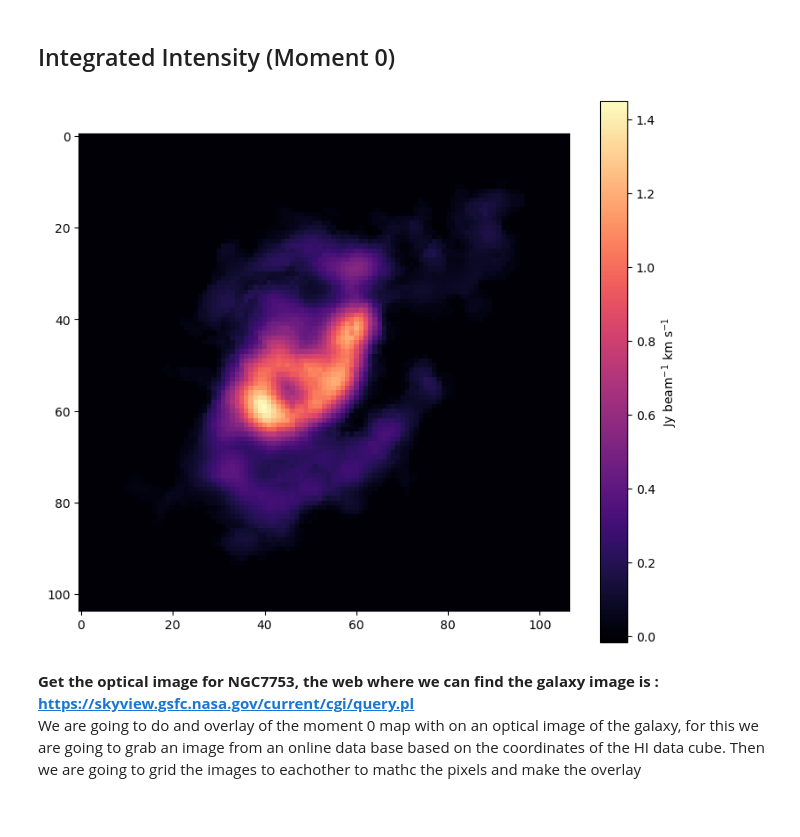
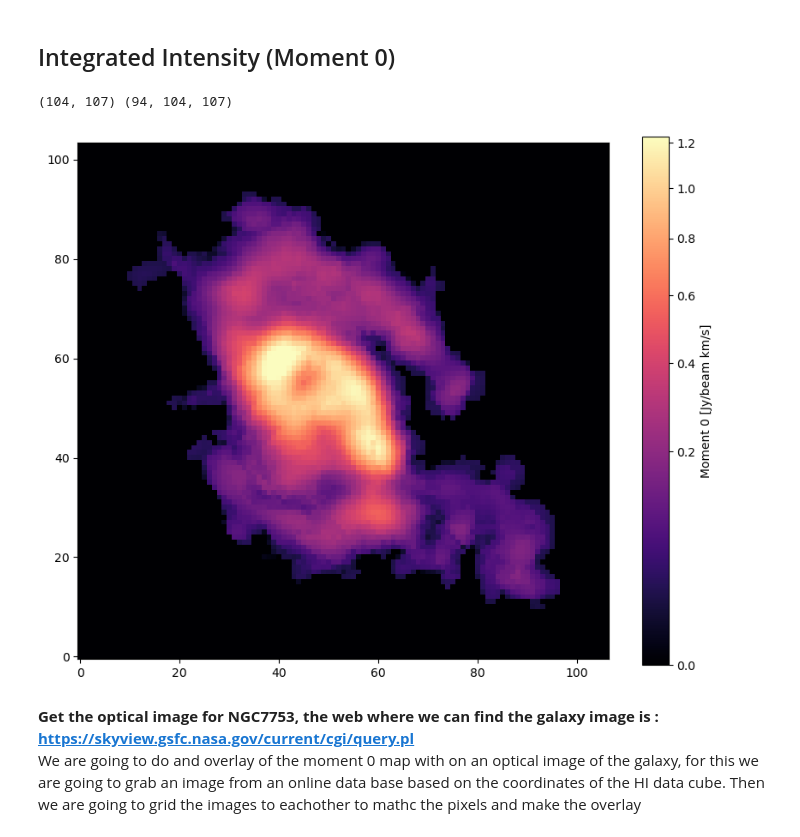
Before and after one commit to AnyelTars/Arp86-Galaxy-System, a Jupyter notebook: NGC7753/moment_maps-ngc7753.ipynb, the cells around one changed output. Drawn from its saved outputs; the diff is of its cells as text; code cells hidden in the pictures.

```diff
--- a/NGC7753/moment_maps-ngc7753.ipynb
+++ b/NGC7753/moment_maps-ngc7753.ipynb
@@ -44,3 +44,7 @@ masked_data=np.where(data_mask,data_cube,0)
 ## Integrated Intensity (Moment 0)
 # %%
 mom0_dat = np.nansum(masked_data,axis=0)*abs(header_cube['CDELT3'])/1000
+# %%
+print(mom0_dat.shape, masked_data.shape)
+# %% [output]
+(104, 107) (94, 104, 107)
@@ -47,10 +58,10 @@ mom0_dat = np.nansum(masked_data,axis=0)*abs(header_cube['CDELT3'])/1000
 # %%
-plt.figure(figsize=(9,8))
-plt.imshow(mom0_dat,cmap='magma')
-plt.colorbar(label=r'Jy beam$^{-1}$ km s$^{-1}$')
+plt.figure(figsize=(10,8))
+plt.imshow(mom0_dat,origin='lower',cmap='magma',norm=simple_norm(mom0_dat, 'sqrt', percent=99.5))
+plt.colorbar(label='Moment 0 [Jy/beam km/s]')
 plt.show()
 # %% [output]
-[figure, old version]
+[figure, new version]
 # %%
 # saving the data in a afits file
 def save_data(h_1,moment,data_mom):
```
Also changed, not shown: parts of 12 cells of this notebook.
